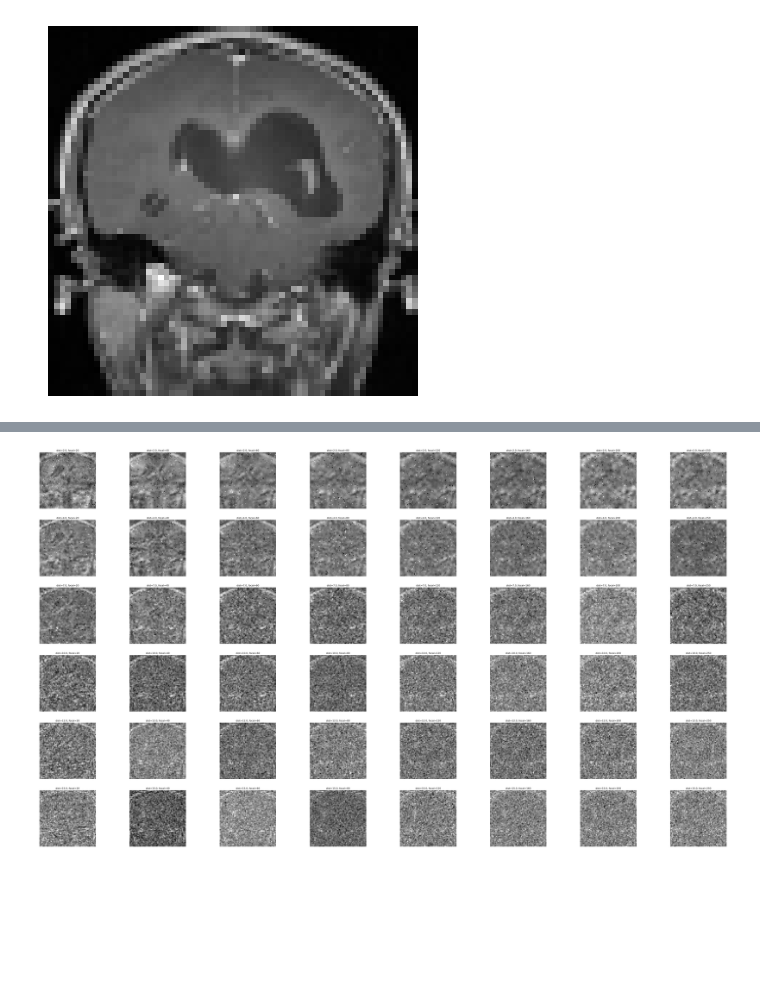
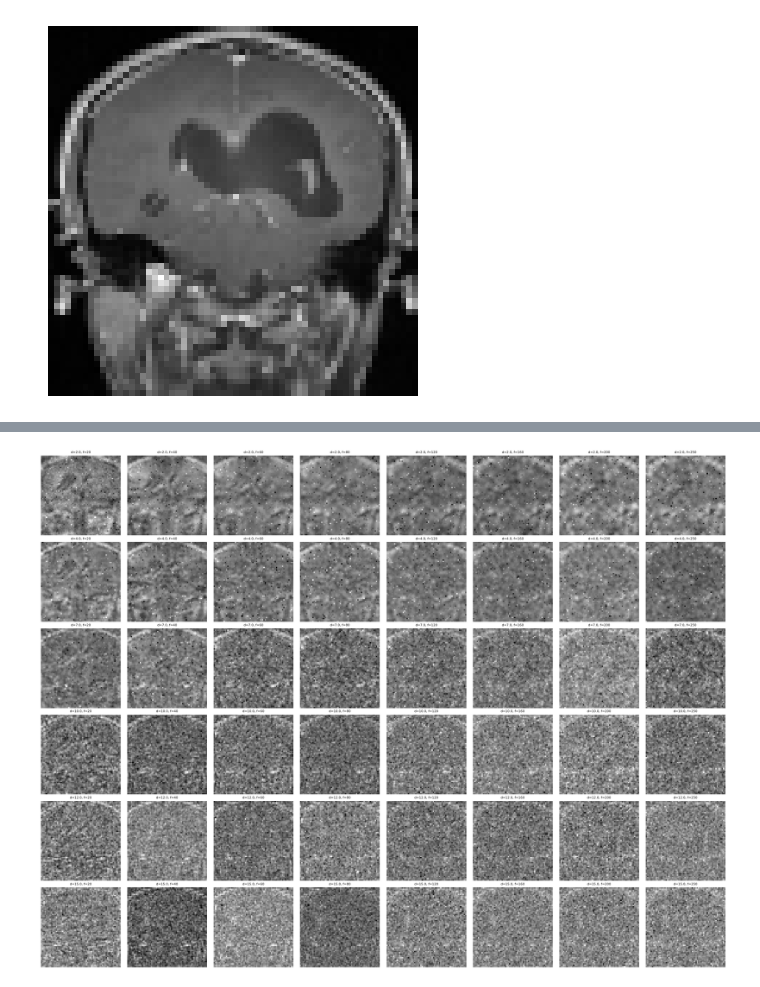
Before and after one commit to jetwidjaja96-cloud/MV, a Jupyter notebook: Parameter_Tune.ipynb, the cells around one changed output, grey strips where cells are left out. Saved outputs shown, nothing was run; the diff lists cells and outputs as text; code cells hidden in the pictures; blank space fills up the shorter version.

Commit message:
Original Image FI

```diff
--- a/Parameter_Tune.ipynb
+++ b/Parameter_Tune.ipynb
@@ -268,7 +268,7 @@ plt.show()
 # %% [output]
 [figure]
 # %%
-fig, axes = plt.subplots(6, 8, figsize=(64, 36))
+fig, axes = plt.subplots(6, 8, figsize=(24, 18))
 axes = axes.flatten()
 img = []
 
@@ -307,9 +307,11 @@ for d_idx, d in enumerate(dist):
         flat_idx = (d_idx * len(focal)) + f_idx  # Calculate the flat index for the subplot
         ax = axes[flat_idx]
         ax.imshow(recon_tumor, cmap='gray')
-        ax.set_title(f'dist={d}, focal={f}')
+        ax.set_title(f'd={d}, f={f}', fontsize=8)
         ax.axis('off')
 
 
+plt.tight_layout(pad=0.5)
+plt.savefig('/mnt/c/Users/Jet/Documents/GitHub/MV/reconstruction_results.png', dpi=500, bbox_inches='tight')
 plt.show()
 # %% [output]
@@ -333 +335 @@ plt.show()
-[figure, old version]
+[figure, new version]
```
Also changed, not shown: parts of 1 cell of this notebook, 1 other file.
